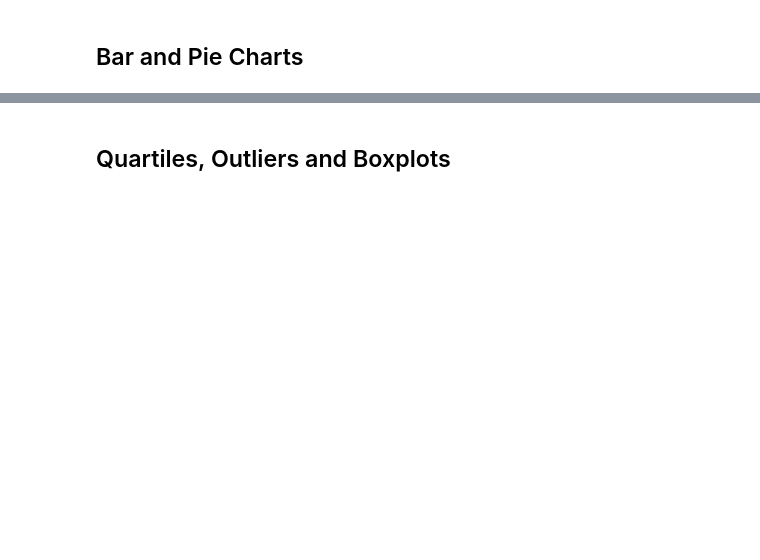
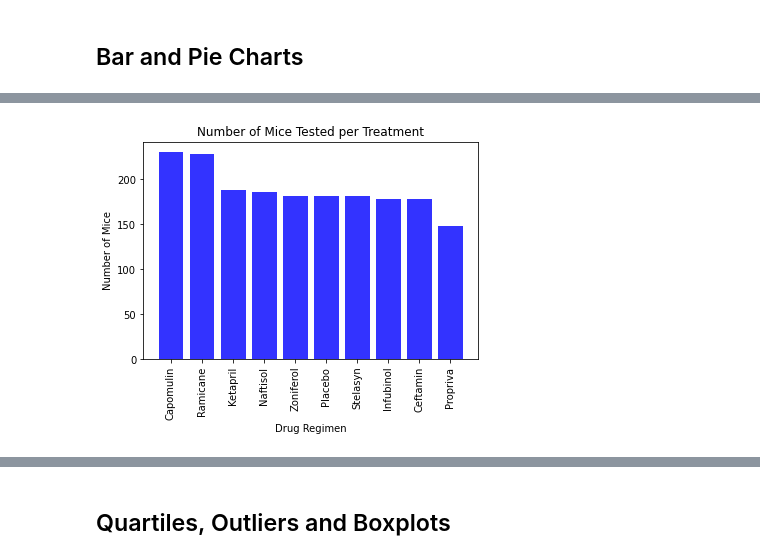
Before and after one commit to ShailMathur/Matplotlib-Challenge, a Jupyter notebook: untitled folder/Pymaceuticals.ipynb, the cells around one changed output, grey strips where cells are left out. Cells and saved outputs as stored; diff of their text form; code cells hidden in the pictures; blank space fills up the shorter version.

```diff
--- a/untitled folder/Pymaceuticals.ipynb
+++ b/untitled folder/Pymaceuticals.ipynb
@@ -81,2 +181,19 @@ ValueError: Invalid file path or buffer object type: <class 'pandas.core.frame.D
+# %%
+# Generate a bar plot showing the total number of unique mice tested on each drug regimen using pyplot.
+x_axis = mice_count.index.values
+y_axis = mice_count.values
+
+# Create a Pyplot bar plot based off of the group series from before and label the title
+plt.bar(x_axis, y_axis, color='b', alpha=0.8, align='center')
+
+# Set the xlabel and ylabel, title using class methods
+plt.title("Number of Mice Tested per Treatment")
+plt.xlabel("Drug Regimen")
+plt.ylabel("Number of Mice")
+plt.xticks(rotation="vertical")
+
+plt.show()
+# %% [output]
+[figure, added]
 # %%
 # Generate a pie plot showing the distribution of female versus male mice using pandas
```
Also changed, not shown: parts of 38 cells of this notebook, 1 other file.
